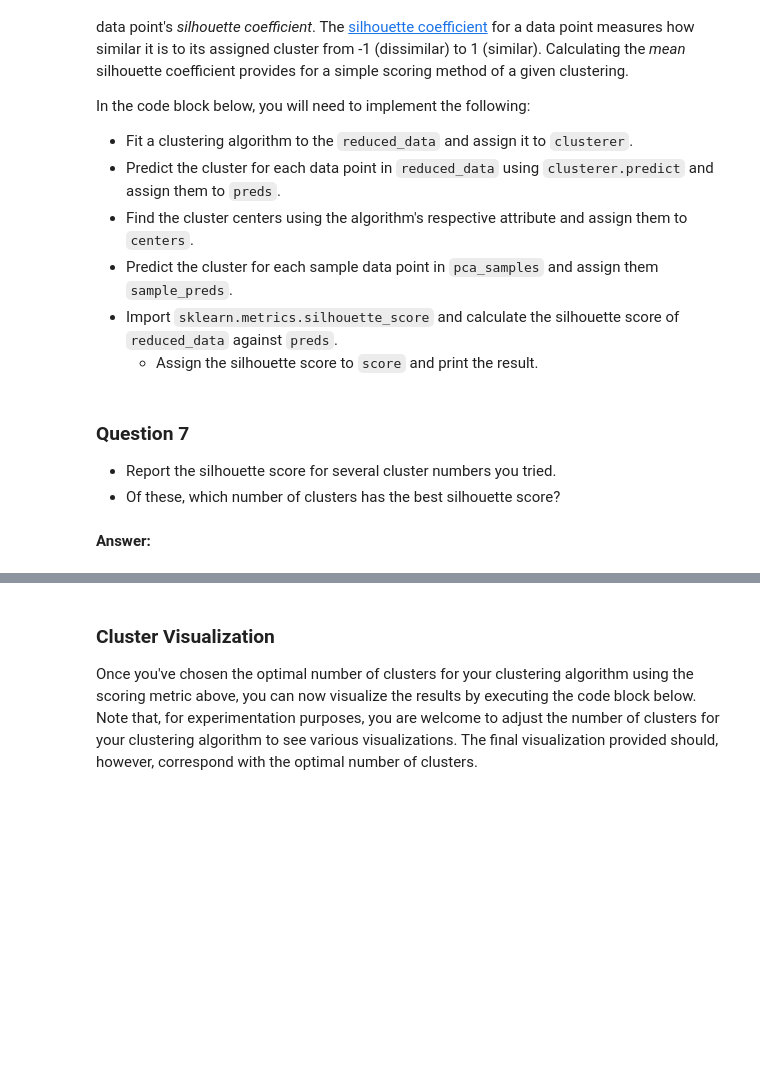
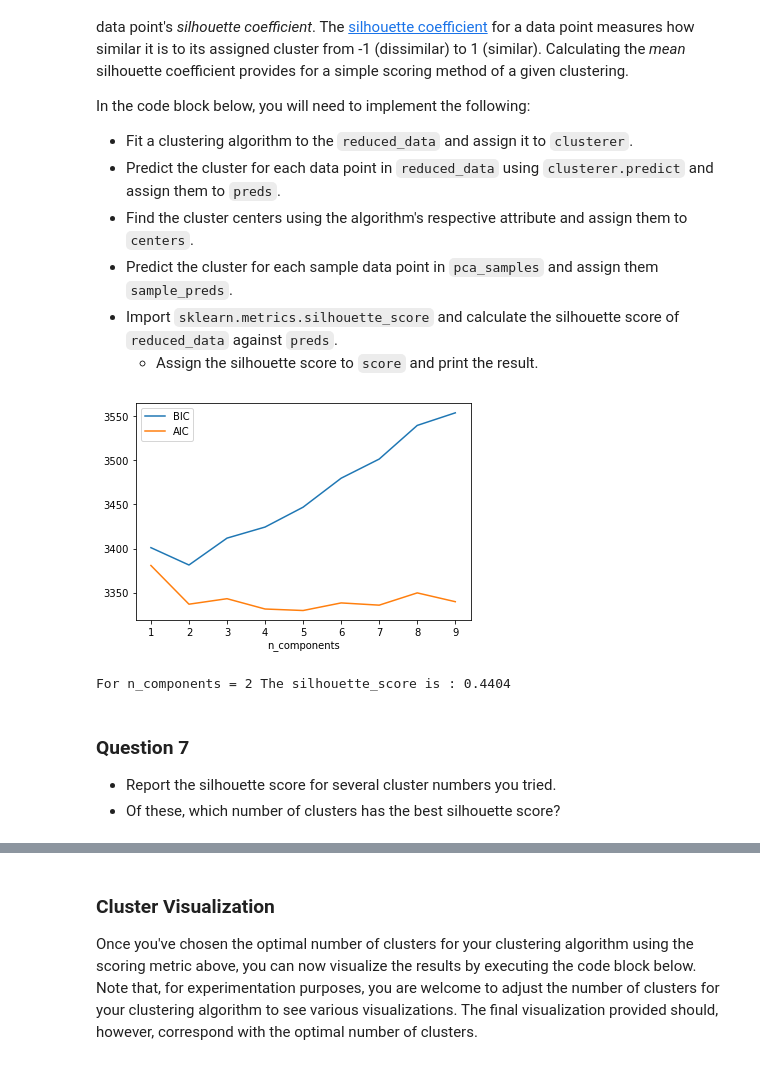
Before and after one commit to niklas-joh/Machine-Learning-Unsupervised-Learning, a Jupyter notebook: customer-segments/customer_segments.ipynb, the cells around one changed output, grey strips where cells are left out. Cells and saved outputs as stored; diff of their text form; code cells hidden in the pictures; blank space fills up the shorter version.

Commit message:
Cluster selection on GMM model

```diff
--- a/customer-segments/customer_segments.ipynb
+++ b/customer-segments/customer_segments.ipynb
@@ -586,25 +586,44 @@ In the code block below, you will need to implement the following:
  - Predict the cluster for each sample data point in `pca_samples` and assign them `sample_preds`.
  - Import `sklearn.metrics.silhouette_score` and calculate the silhouette score of `reduced_data` against `preds`.
    - Assign the silhouette score to `score` and print the result.
+# %%
+from sklearn.mixture import GaussianMixture
+n_components = np.arange(1, 10)
+models = [GaussianMixture(n, covariance_type='full', random_state=42).fit(reduced_data)
+          for n in n_components]
+
+plt.plot(n_components, [m.bic(reduced_data) for m in models], label='BIC')
+plt.plot(n_components, [m.aic(reduced_data) for m in models], label='AIC')
+plt.legend(loc='best')
+plt.xlabel('n_components');
+# %% [output]
+[figure, added]
 # %%
+from sklearn.mixture import GaussianMixture
+from sklearn.metrics import pairwise_distances
+from sklearn.metrics import silhouette_score
 # TODO: Apply your clustering algorithm of choice to the reduced data
-clusterer = None
+
+n_components = 2
+clusterer = GaussianMixture(n_components=n_components, random_state=42).fit(reduced_data)
 
 # TODO: Predict the cluster for each data point
-preds = None
+preds = clusterer.predict(reduced_data)
 
 # TODO: Find the cluster centers
-centers = None
+centers = clusterer.means_
 
 # TODO: Predict the cluster for each transformed sample data point
-sample_preds = None
+sample_preds = clusterer.predict(pca_samples)
 
 # TODO: Calculate the mean silhouette coefficient for the number of clusters chosen
-score = None
+score = silhouette_score(reduced_data, preds, random_state=42)
+print("For n_components =", n_components,
+      "The silhouette_score is : {:.4f}".format(score))
+# %% [output]
+For n_components = 2 The silhouette_score is : 0.4404
 # %% [markdown]
 ### Question 7
 
 * Report the silhouette score for several cluster numbers you tried.
 * Of these, which number of clusters has the best silhouette score?
-# %% [markdown]
-**Answer:**
```
Also changed, not shown: parts of 2 cells of this notebook.
